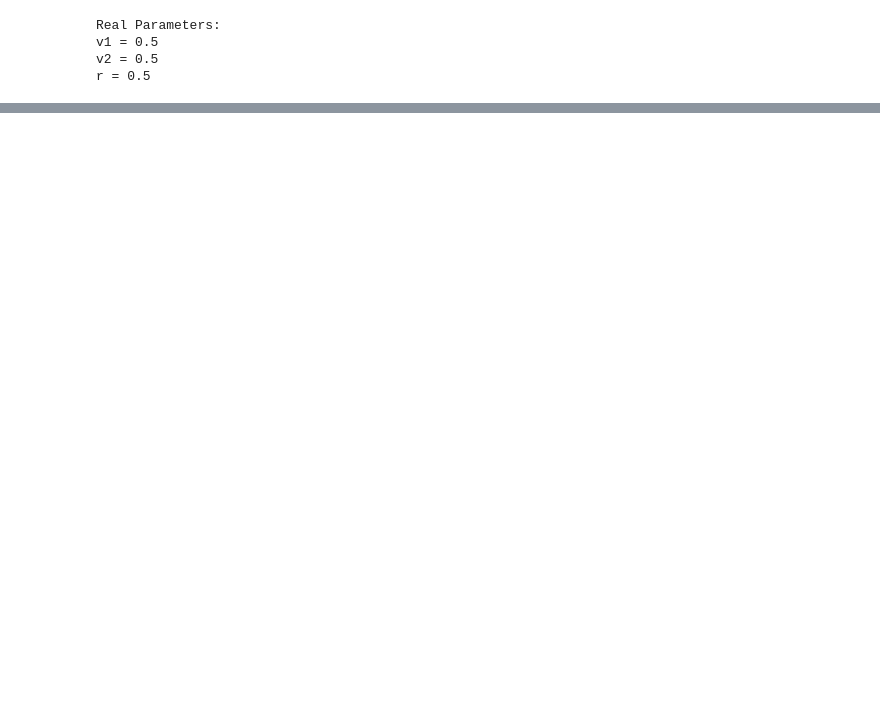
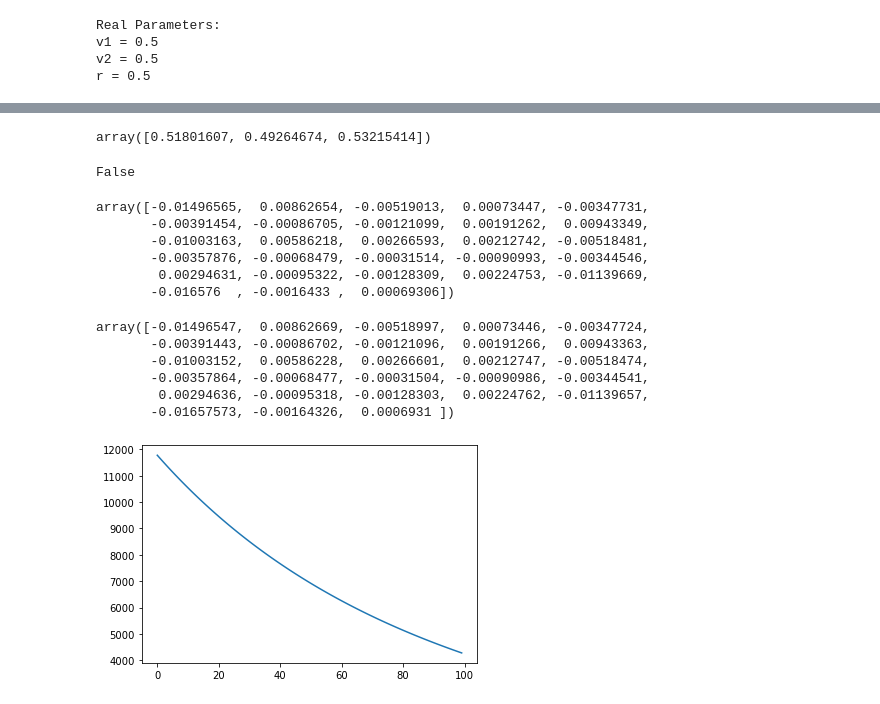
Before and after one commit to AlexTISYoung/snipar, a Jupyter notebook: ldsc_reg/inferz/infering_on_z.ipynb, the cells around one changed output, grey strips where cells are left out. Drawn from its saved outputs; the diff is of its cells as text; code cells hidden in the pictures; blank space fills up the shorter version.

Commit message:
added hessian check in notebook

```diff
--- a/ldsc_reg/inferz/infering_on_z.ipynb
+++ b/ldsc_reg/inferz/infering_on_z.ipynb
@@ -132,0 +90,57 @@ KeyboardInterrupt:
+# %%
+output_est = np.array([output['v1'], output['v2'], output['r']])
+output_est
+# %% [output]
+array([0.51801607, 0.49264674, 0.53215414])
+# %%
+# Is our hessian calculation corect?
+def grad_func(x, z, S, l, M):
+
+    return ld._log_ll(x, z, S, l, M)
+
+hess = nd.Hessian(grad_func, method = 'forward', order = 1)
+# %%
+auto_hess = np.zeros((N, 3, 3))
+ld_hess = np.zeros((N, 3, 3))
+
+for i in range(N):
+
+    auto_hess[i, ...] = hess(ld.Vmat2V(V/N, N), model.z[i, :], model.S[i],  model.l[i], N)
+    ld_hess[i, ...] = ld._num_grad2_V(ld.Vmat2V(V/N, N), model.z[i, :], model.S[i],  model.l[i], N)
+# %%
+np.allclose(auto_hess, ld_hess)
+# %% [output]
+False
+# %%
+auto_hess[np.where(~np.isclose(auto_hess, ld_hess))]
+# %% [output]
+array([-0.01496565,  0.00862654, -0.00519013,  0.00073447, -0.00347731,
+       -0.00391454, -0.00086705, -0.00121099,  0.00191262,  0.00943349,
+       -0.01003163,  0.00586218,  0.00266593,  0.00212742, -0.00518481,
+       -0.00357876, -0.00068479, -0.00031514, -0.00090993, -0.00344546,
+        0.00294631, -0.00095322, -0.00128309,  0.00224753, -0.01139669,
+       -0.016576  , -0.0016433 ,  0.00069306])
+# %%
+ld_hess[np.where(~np.isclose(auto_hess, ld_hess))]
+# %% [output]
+array([-0.01496547,  0.00862669, -0.00518997,  0.00073446, -0.00347724,
+       -0.00391443, -0.00086702, -0.00121096,  0.00191266,  0.00943363,
+       -0.01003152,  0.00586228,  0.00266601,  0.00212747, -0.00518474,
+       -0.00357864, -0.00068477, -0.00031504, -0.00090986, -0.00344541,
+        0.00294636, -0.00095318, -0.00128303,  0.00224762, -0.01139657,
+       -0.01657573, -0.00164326,  0.0006931 ])
+# %%
+gridsize = 100
+v1grid = np.linspace(output_est[0] - 0.1, output_est[0] + 0.1, gridsize)
+hessv1 = np.zeros(gridsize)
+
+for i in range(gridsize):
+
+    hessv1[i] = ld.get_hessian(np.array([v1grid[i], output_est[1], output_est[2]]),
+                           model.z, model.S, model.l, model.u, model.f, model.M)[0, 0]
+
+fig, ax = plt.subplots()
+ax.plot(hessv1)
+plt.show()
+# %% [output]
+[figure, added]
```
Also changed, not shown: parts of 6 cells of this notebook.
